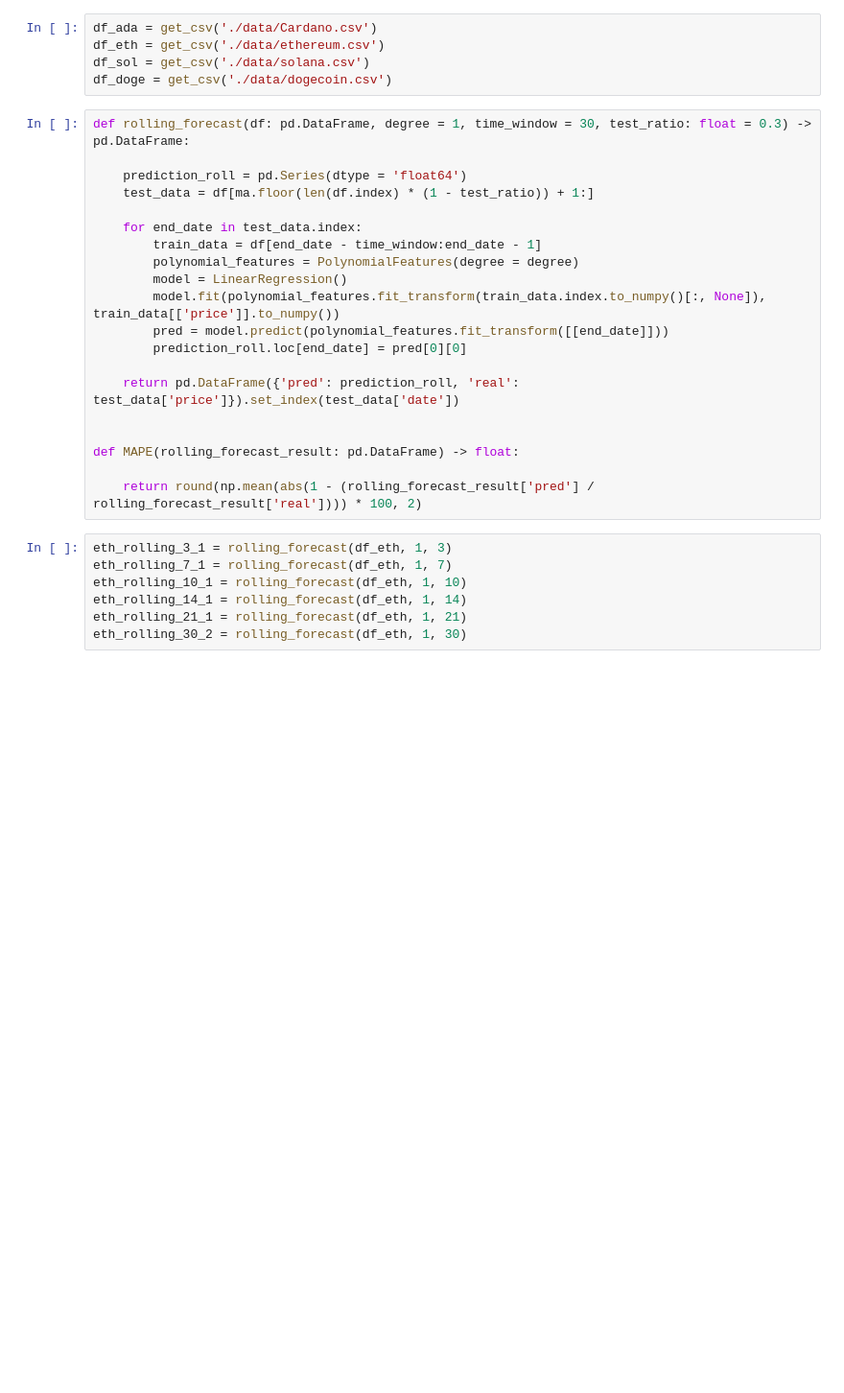
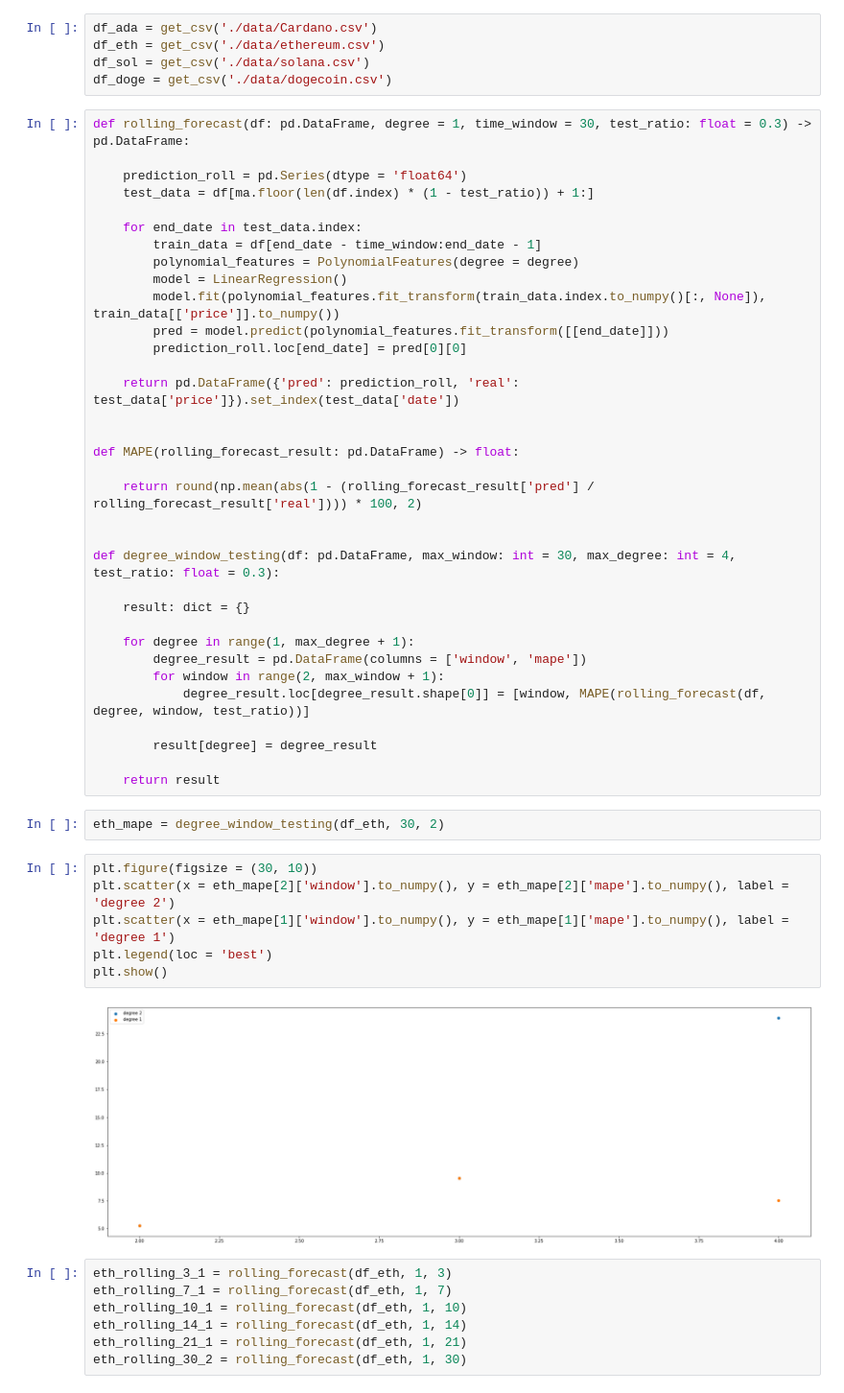
Before and after one commit to nabebako/Crypto-Price-Prediction-Model, a Jupyter notebook: polynomial-regression.ipynb, the cells around one changed output. Shown at 96% size. Saved outputs shown, nothing was run; the diff lists cells and outputs as text; blank space fills up the shorter version.

Commit message:
automate window and degree testing

```diff
--- a/polynomial-regression.ipynb
+++ b/polynomial-regression.ipynb
@@ -126,6 +126,30 @@ def rolling_forecast(df: pd.DataFrame, degree = 1, time_window = 30, test_ratio:
 def MAPE(rolling_forecast_result: pd.DataFrame) -> float:
 
     return round(np.mean(abs(1 - (rolling_forecast_result['pred'] / rolling_forecast_result['real']))) * 100, 2)
+
+
+def degree_window_testing(df: pd.DataFrame, max_window: int = 30, max_degree: int = 4, test_ratio: float = 0.3):
+
+    result: dict = {}
+
+    for degree in range(1, max_degree + 1):
+        degree_result = pd.DataFrame(columns = ['window', 'mape'])
+        for window in range(2, max_window + 1):
+            degree_result.loc[degree_result.shape[0]] = [window, MAPE(rolling_forecast(df, degree, window, test_ratio))]
+
+        result[degree] = degree_result
+
+    return result
+# %%
+eth_mape = degree_window_testing(df_eth, 30, 2)
+# %%
+plt.figure(figsize = (30, 10))
+plt.scatter(x = eth_mape[2]['window'].to_numpy(), y = eth_mape[2]['mape'].to_numpy(), label = 'degree 2')
+plt.scatter(x = eth_mape[1]['window'].to_numpy(), y = eth_mape[1]['mape'].to_numpy(), label = 'degree 1')
+plt.legend(loc = 'best')
+plt.show()
+# %% [output]
+[figure, added]
 # %%
 eth_rolling_3_1 = rolling_forecast(df_eth, 1, 3)
 eth_rolling_7_1 = rolling_forecast(df_eth, 1, 7)
```
Also changed, not shown: parts of 1 cell of this notebook.
